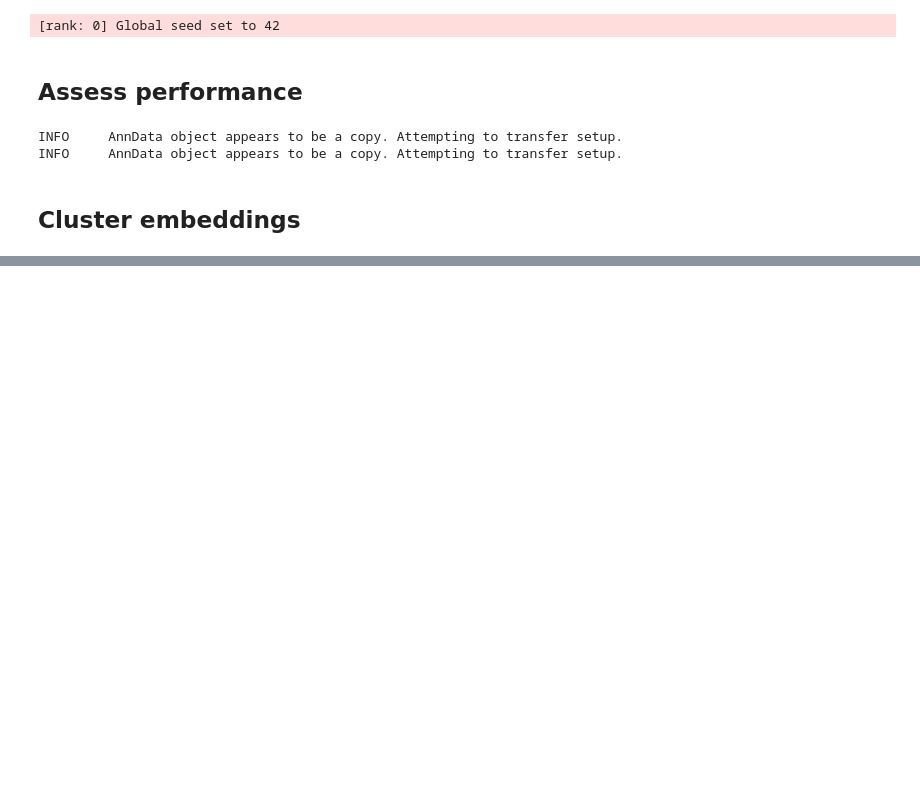
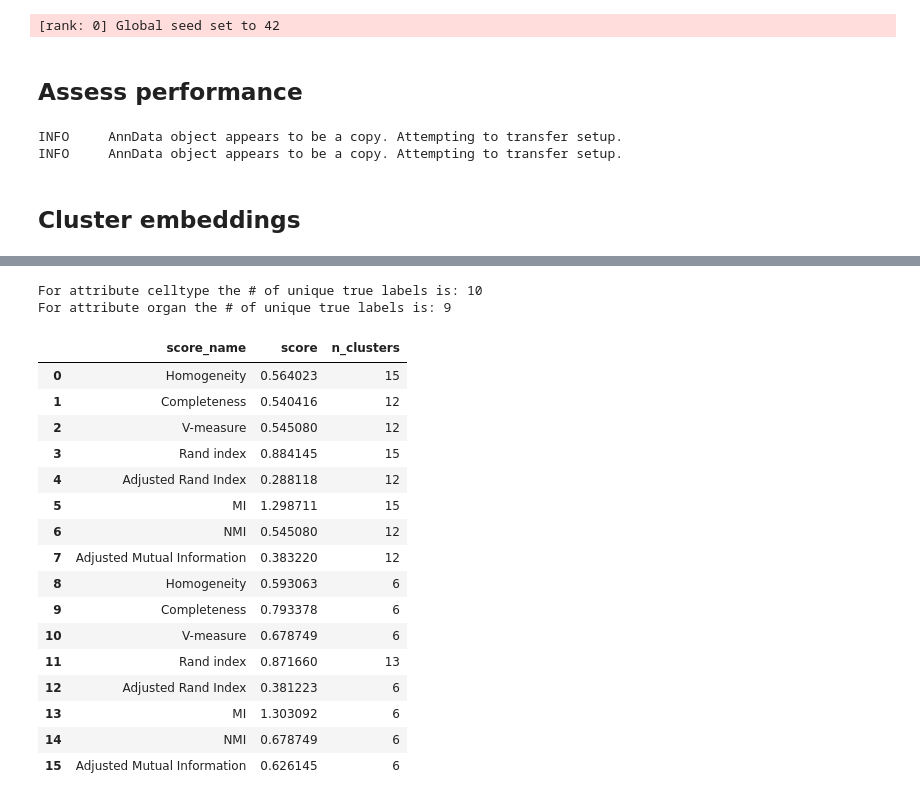
Before and after one commit to bar2466802/biolord_immune_bcells, a Jupyter notebook: notebooks/BM-2023-03-06_biolord-immune_bcells.ipynb, the cells around one changed output, grey strips where cells are left out. Cells and saved outputs as stored; diff of their text form; code cells hidden in the pictures; blank space fills up the shorter version.

```diff
--- a/notebooks/BM-2023-03-06_biolord-immune_bcells.ipynb
+++ b/notebooks/BM-2023-03-06_biolord-immune_bcells.ipynb
@@ -440,0 +464,37 @@ kmeans labels are: [2 1 1 1 1 4 0 3 1 2 1 1 1 1 4 0 3 1 2 5 5 5 5 4 0 3 5 2 1 1
+# %%
+def cluster_evaluate(attributes = ['celltype', 'organ']):
+    all_scores = None
+    for attribute in attributes:
+        ground_truth_labels = np.array(df[attribute + '_key'])
+        ground_truth_unique_labels = list(set(ground_truth_labels))
+        print(f'For attribute {attribute} the # of unique true labels is: {len(ground_truth_unique_labels)}')
+        scores = get_kmeans_score(transf_embeddings_attributes, ground_truth_labels)
+        scores[attribute] = attribute
+        if all_scores is not None:
+            all_scores = pd.concat([all_scores, scores], ignore_index=True)
+        else:
+            all_scores = scores
+    cols = ['score_name', 'score', 'n_clusters']
+    return all_scores[cols]
+# %%
+cluster_evaluate()
+# %% [output]
+For attribute celltype the # of unique true labels is: 10
+For attribute organ the # of unique true labels is: 9
+|  | score_name | score | n_clusters |
+| 0 | Homogeneity | 0.564023 | 15 |
+| 1 | Completeness | 0.540416 | 12 |
+| 2 | V-measure | 0.545080 | 12 |
+| 3 | Rand index | 0.884145 | 15 |
+| 4 | Adjusted Rand Index | 0.288118 | 12 |
+| 5 | MI | 1.298711 | 15 |
+| 6 | NMI | 0.545080 | 12 |
+| 7 | Adjusted Mutual Information | 0.383220 | 12 |
+| 8 | Homogeneity | 0.593063 | 6 |
+| 9 | Completeness | 0.793378 | 6 |
+| 10 | V-measure | 0.678749 | 6 |
+| 11 | Rand index | 0.871660 | 13 |
+| 12 | Adjusted Rand Index | 0.381223 | 6 |
+| 13 | MI | 1.303092 | 6 |
+| 14 | NMI | 0.678749 | 6 |
+| 15 | Adjusted Mutual Information | 0.626145 | 6 |
```
Also changed, not shown: parts of 14 cells of this notebook, 2 other files.
